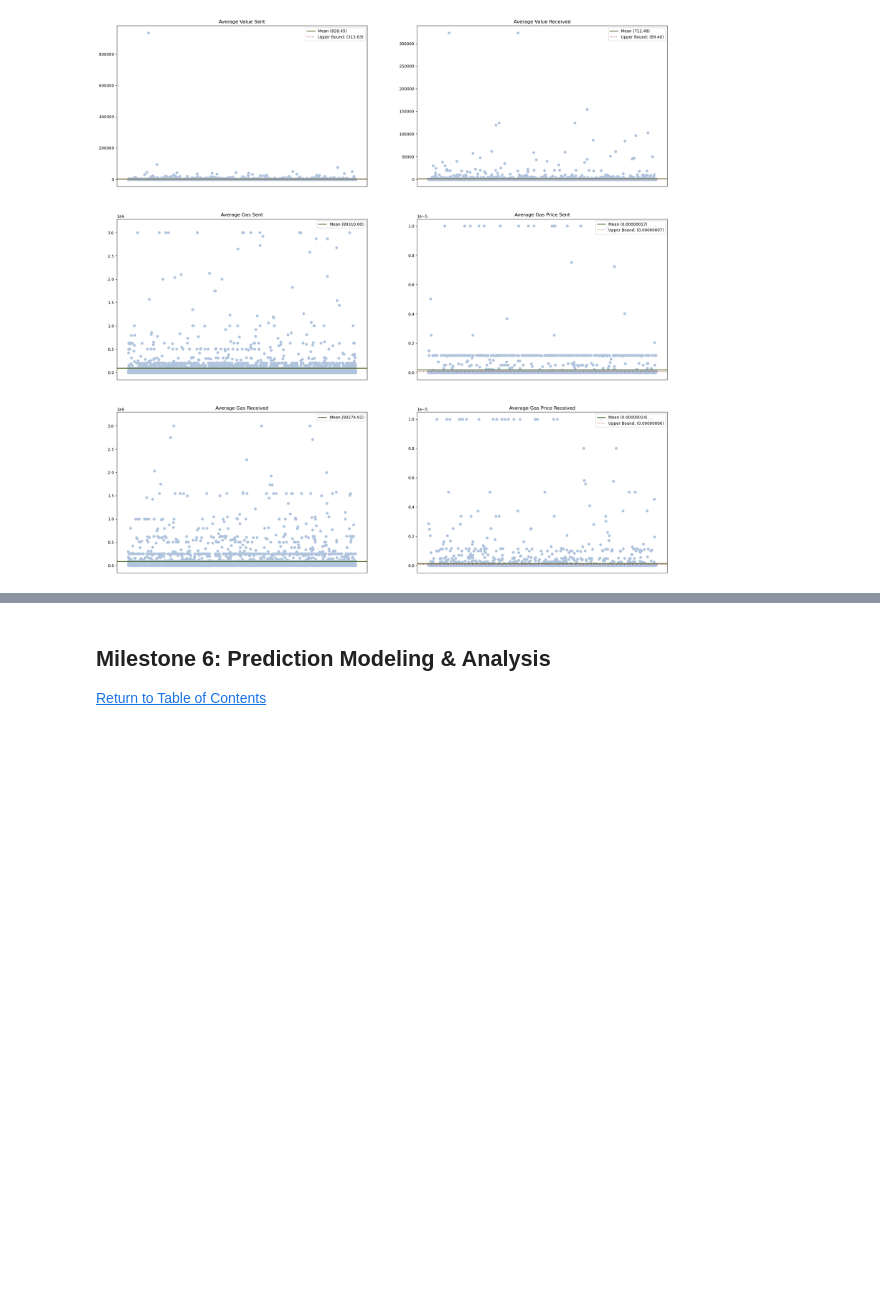
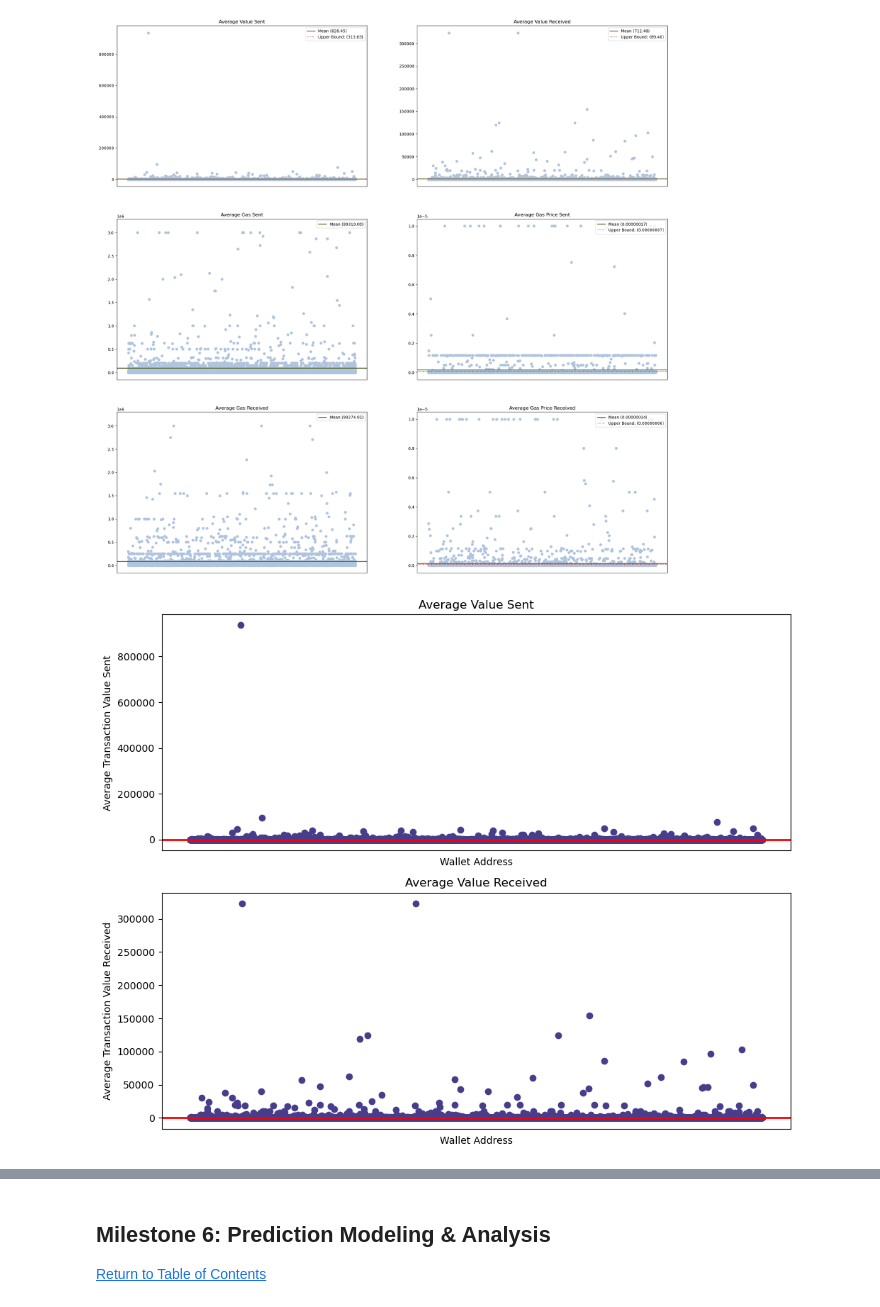
Before and after one commit to DataBuffs/detecting-ethereum-fraud, a Jupyter notebook: main.ipynb, the cells around one changed output, grey strips where cells are left out. Drawn from its saved outputs; the diff is of its cells as text; code cells hidden in the pictures; blank space fills up the shorter version.

Commit message:
Split visualizations for final report - do not merge with main branch

```diff
--- a/main.ipynb
+++ b/main.ipynb
@@ -800,3 +800,30 @@ for row in range(3):
 plt.show()
 # %% [output]
 [figure]
+# %%
+# THESE ARE FOR VISUALIZATIONS FOR THE FINAL REPORT
+
+# VALUE PLOTS
+# Generate plots of values :
+fig, axs = plt.subplots(2, 1, figsize=(10,8))
+# Plot on the first subplot
+axs[0].scatter(wallets, sent_values, color="darkslateblue")
+axs[0].axhline(y=mean_avg_sent, color='r', linestyle='solid', lw=2, label=f'Mean ({mean_avg_sent:.2f})')
+axs[0].set_title('Average Value Sent')
+axs[0].set_xlabel('Wallet Address')
+axs[0].set_ylabel('Average Transaction Value Sent')
+axs[0].set_xticks([])
+
+
+# Plot on the second subplot
+axs[1].scatter(wallets, rec_values, color="darkslateblue")
+axs[1].axhline(y=mean_avg_received, color='r', linestyle='solid', lw=2, label=f'Mean ({mean_avg_received:.2f})')
+axs[1].set_title('Average Value Received')
+axs[1].set_xlabel('Wallet Address')
+axs[1].set_ylabel('Average Transaction Value Received')
+axs[1].set_xticks([])
+
+plt.tight_layout()
+plt.show()
+# %% [output]
+[figure, added]
```
Also changed, not shown: parts of 2 cells of this notebook.
